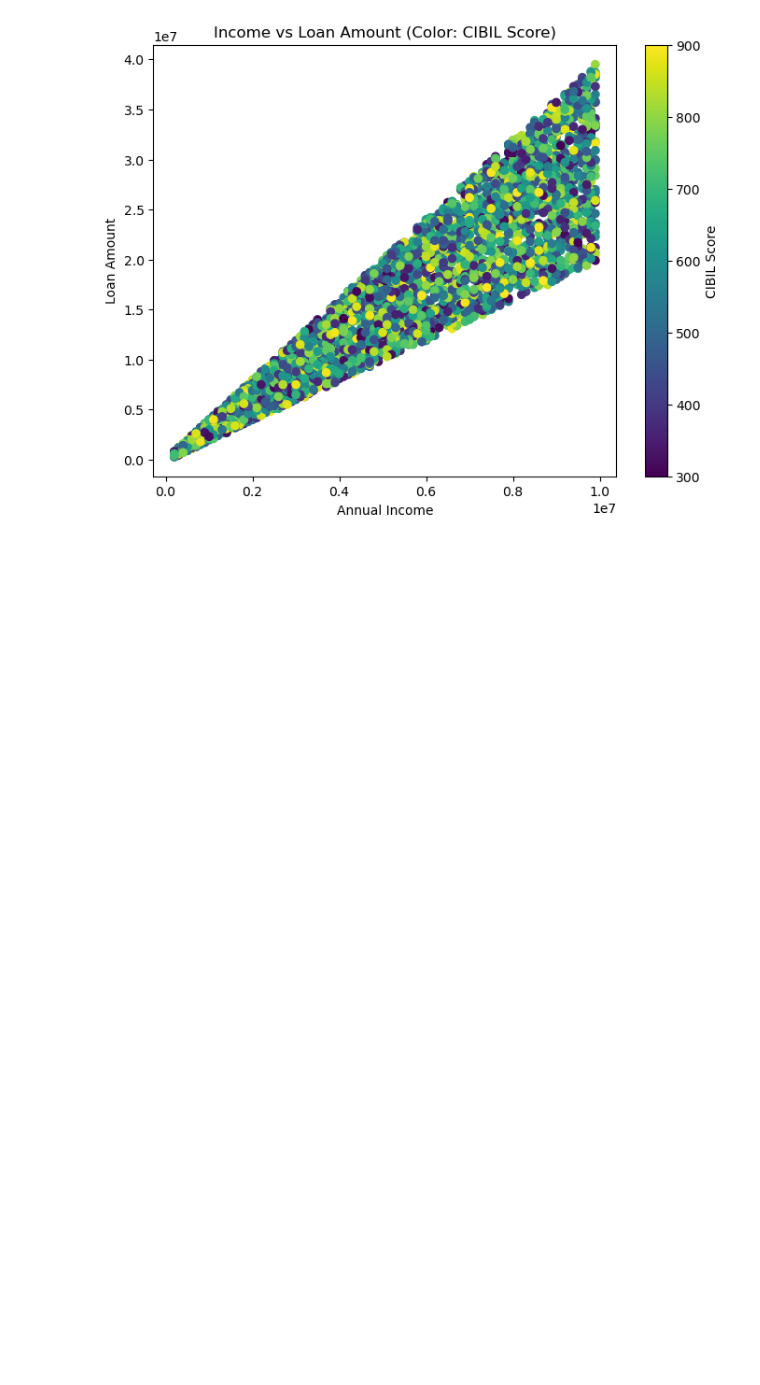
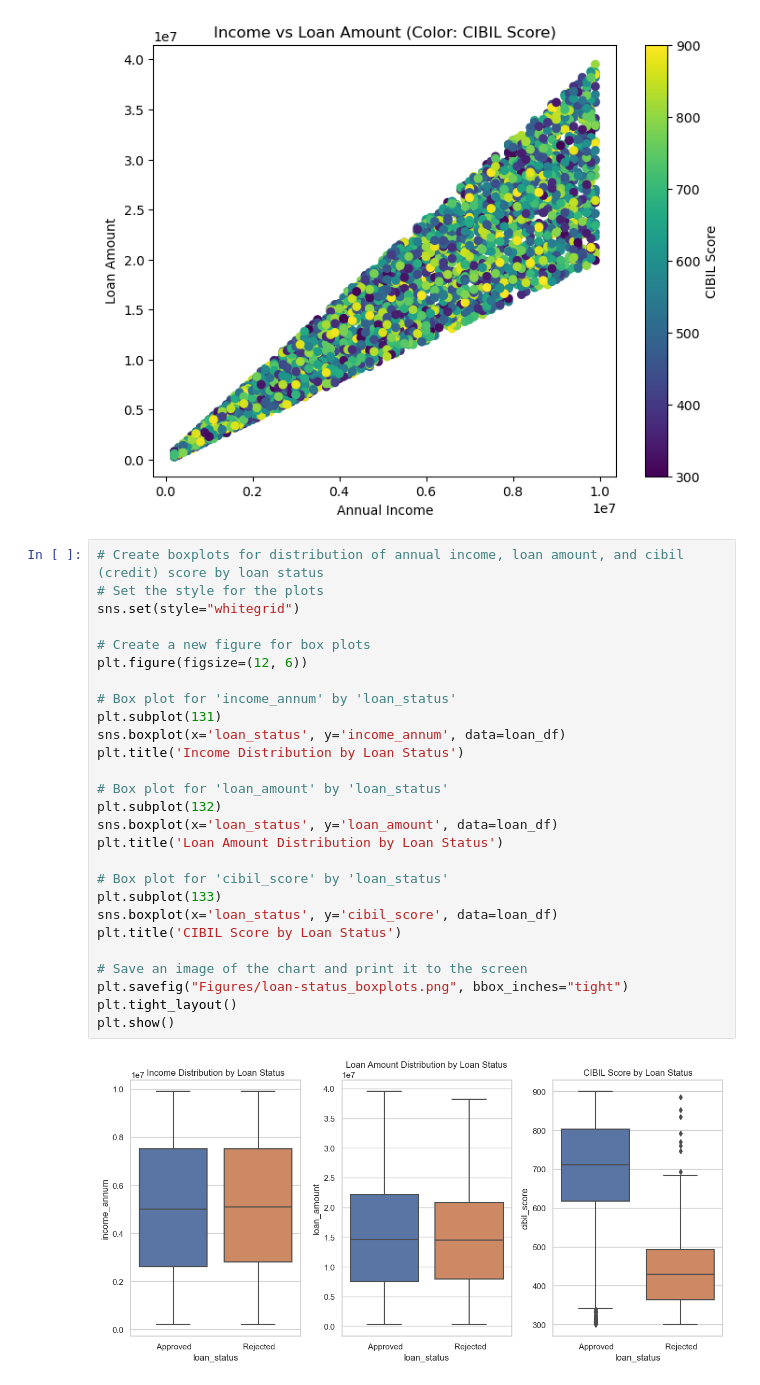
Before and after one commit to andrewdhawthorne/Loan-Approval-Prediction-Model, a Jupyter notebook: loan_data_exploratory_analysis.ipynb, the cells around one changed output. Cells and saved outputs as stored; diff of their text form; blank space fills up the shorter version.

Commit message:
running additional exploratory visualizations

```diff
--- a/loan_data_exploratory_analysis.ipynb
+++ b/loan_data_exploratory_analysis.ipynb
@@ -119,3 +120,32 @@ plt.savefig("Figures/income_loan-amnt_scatterplot.png", bbox_inches="tight")
 plt.show()
 # %% [output]
 [figure]
+# %%
+# Create boxplots for distribution of annual income, loan amount, and cibil (credit) score by loan status
+# Set the style for the plots
+sns.set(style="whitegrid")
+
+# Create a new figure for box plots
+plt.figure(figsize=(12, 6))
+
+# Box plot for 'income_annum' by 'loan_status'
+plt.subplot(131)
+sns.boxplot(x='loan_status', y='income_annum', data=loan_df)
+plt.title('Income Distribution by Loan Status')
+
+# Box plot for 'loan_amount' by 'loan_status'
+plt.subplot(132)
+sns.boxplot(x='loan_status', y='loan_amount', data=loan_df)
+plt.title('Loan Amount Distribution by Loan Status')
+
+# Box plot for 'cibil_score' by 'loan_status'
+plt.subplot(133)
+sns.boxplot(x='loan_status', y='cibil_score', data=loan_df)
+plt.title('CIBIL Score by Loan Status')
+
+# Save an image of the chart and print it to the screen
+plt.savefig("Figures/loan-status_boxplots.png", bbox_inches="tight")
+plt.tight_layout()
+plt.show()
+# %% [output]
+[figure, added]
```
Also changed, not shown: parts of 2 cells of this notebook, 2 other files.
